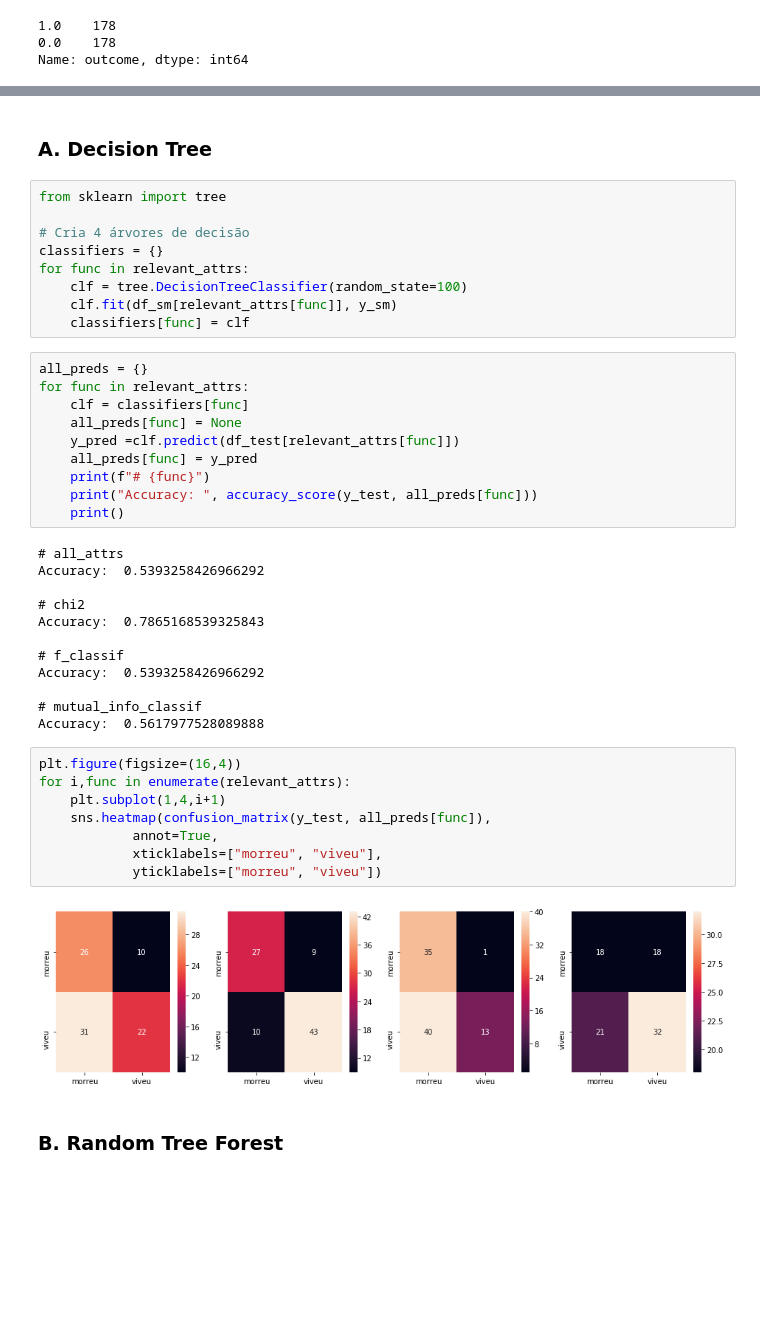
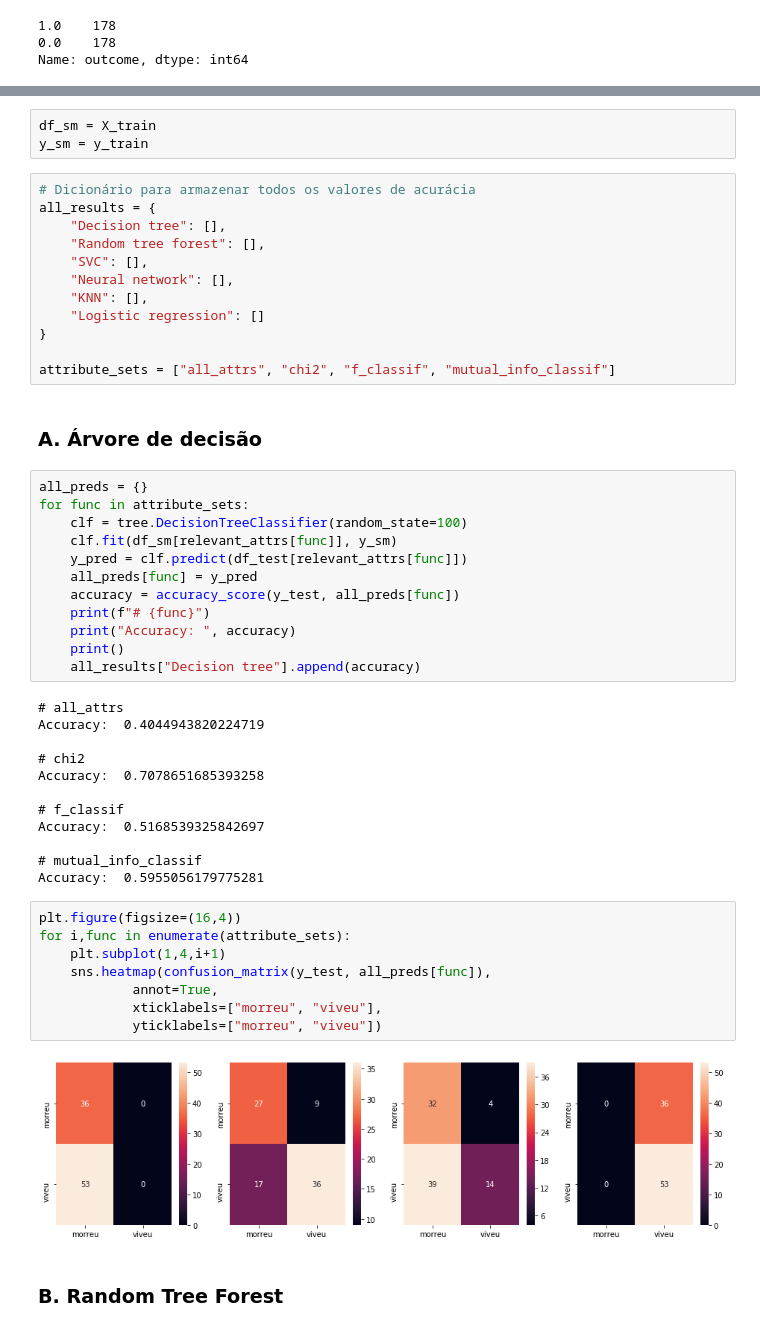
Before and after one commit to rodrigoaraujo01/PowerBI_DM_1, a Jupyter notebook: Rodrigo Araujo - Trabalho Final Data Mining.ipynb, the cells around one changed output, grey strips where cells are left out. Saved outputs shown, nothing was run; the diff lists cells and outputs as text; blank space fills up the shorter version.

```diff
--- a/Rodrigo Araujo - Trabalho Final Data Mining.ipynb
+++ b/Rodrigo Araujo - Trabalho Final Data Mining.ipynb
@@ -506,45 +475,53 @@ Name: outcome, dtype: int64
+# %%
+df_sm = X_train
+y_sm = y_train
+# %%
+# Dicionário para armazenar todos os valores de acurácia
+all_results = {
+    "Decision tree": [],
+    "Random tree forest": [],
+    "SVC": [],
+    "Neural network": [],
+    "KNN": [],
+    "Logistic regression": []
+}
+
+attribute_sets = ["all_attrs", "chi2", "f_classif", "mutual_info_classif"]
 # %% [markdown]
-### A. Decision Tree <a class="anchor" id="6-tree"></a>
+### A. Árvore de decisão <a class="anchor" id="6-dt"></a>
-# %%
-from sklearn import tree
-
-# Cria 4 árvores de decisão
-classifiers = {}
-for func in relevant_attrs:
-    clf = tree.DecisionTreeClassifier(random_state=100)
-    clf.fit(df_sm[relevant_attrs[func]], y_sm)
-    classifiers[func] = clf
 # %%
 all_preds = {}
-for func in relevant_attrs:
-    clf = classifiers[func]
-    all_preds[func] = None
-    y_pred =clf.predict(df_test[relevant_attrs[func]])
+for func in attribute_sets:
+    clf = tree.DecisionTreeClassifier(random_state=100)
+    clf.fit(df_sm[relevant_attrs[func]], y_sm)
+    y_pred = clf.predict(df_test[relevant_attrs[func]])
     all_preds[func] = y_pred
+    accuracy = accuracy_score(y_test, all_preds[func])
     print(f"# {func}")
-    print("Accuracy: ", accuracy_score(y_test, all_preds[func]))
+    print("Accuracy: ", accuracy)
     print()
+    all_results["Decision tree"].append(accuracy)
 # %% [output]
 # all_attrs
-Accuracy:  0.5393258426966292
+Accuracy:  0.4044943820224719
 
 # chi2
-Accuracy:  0.7865168539325843
+Accuracy:  0.7078651685393258
 
 # f_classif
-Accuracy:  0.5393258426966292
+Accuracy:  0.5168539325842697
 
 # mutual_info_classif
-Accuracy:  0.5617977528089888
+Accuracy:  0.5955056179775281
 # %%
 plt.figure(figsize=(16,4))
-for i,func in enumerate(relevant_attrs):
+for i,func in enumerate(attribute_sets):
     plt.subplot(1,4,i+1)
     sns.heatmap(confusion_matrix(y_test, all_preds[func]),
             annot=True,
             xticklabels=["morreu", "viveu"],
             yticklabels=["morreu", "viveu"])
 # %% [output]
-[figure, old version]
+[figure, new version]
 # %% [markdown]
 ### B. Random Tree Forest <a class="anchor" id="6-rtf"></a>
```
Also changed, not shown: parts of 52 cells of this notebook.
